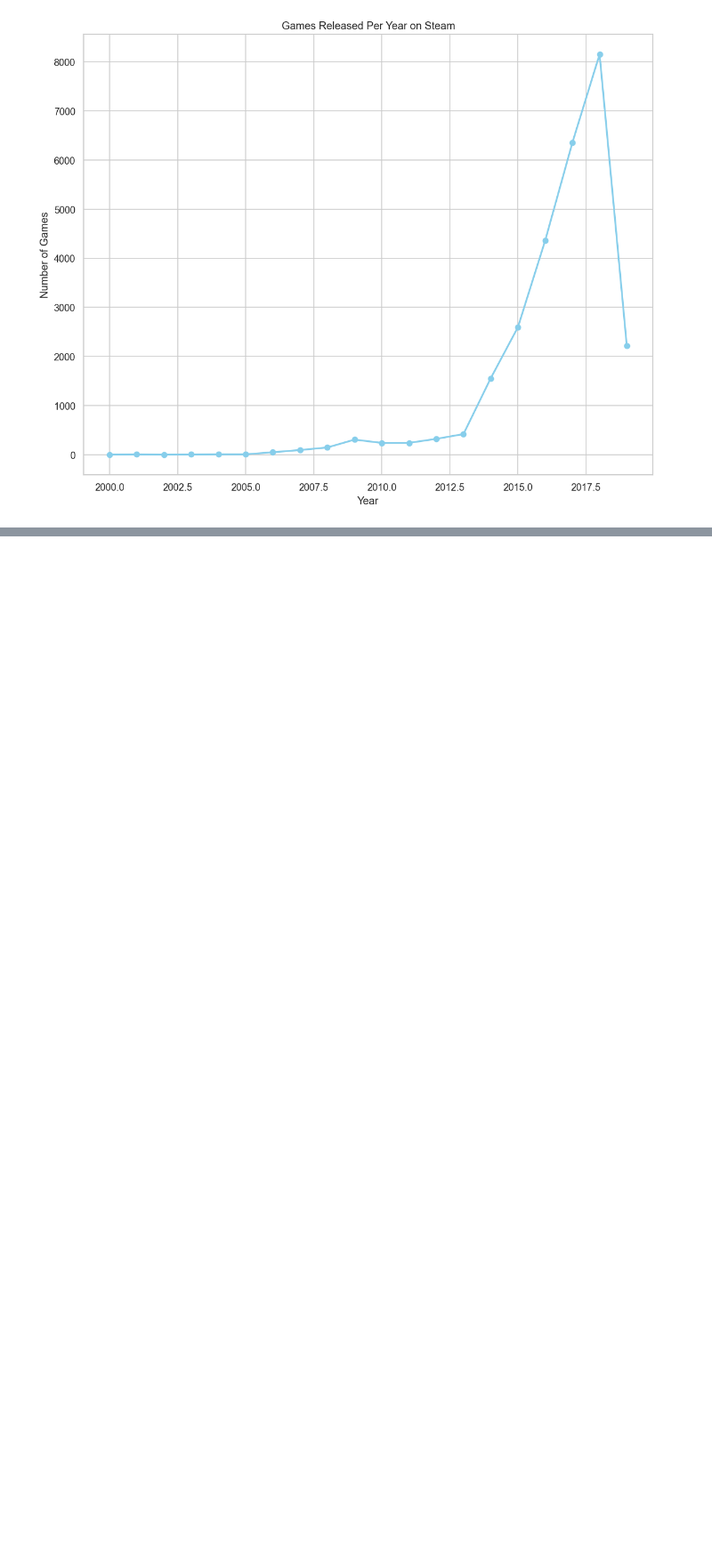
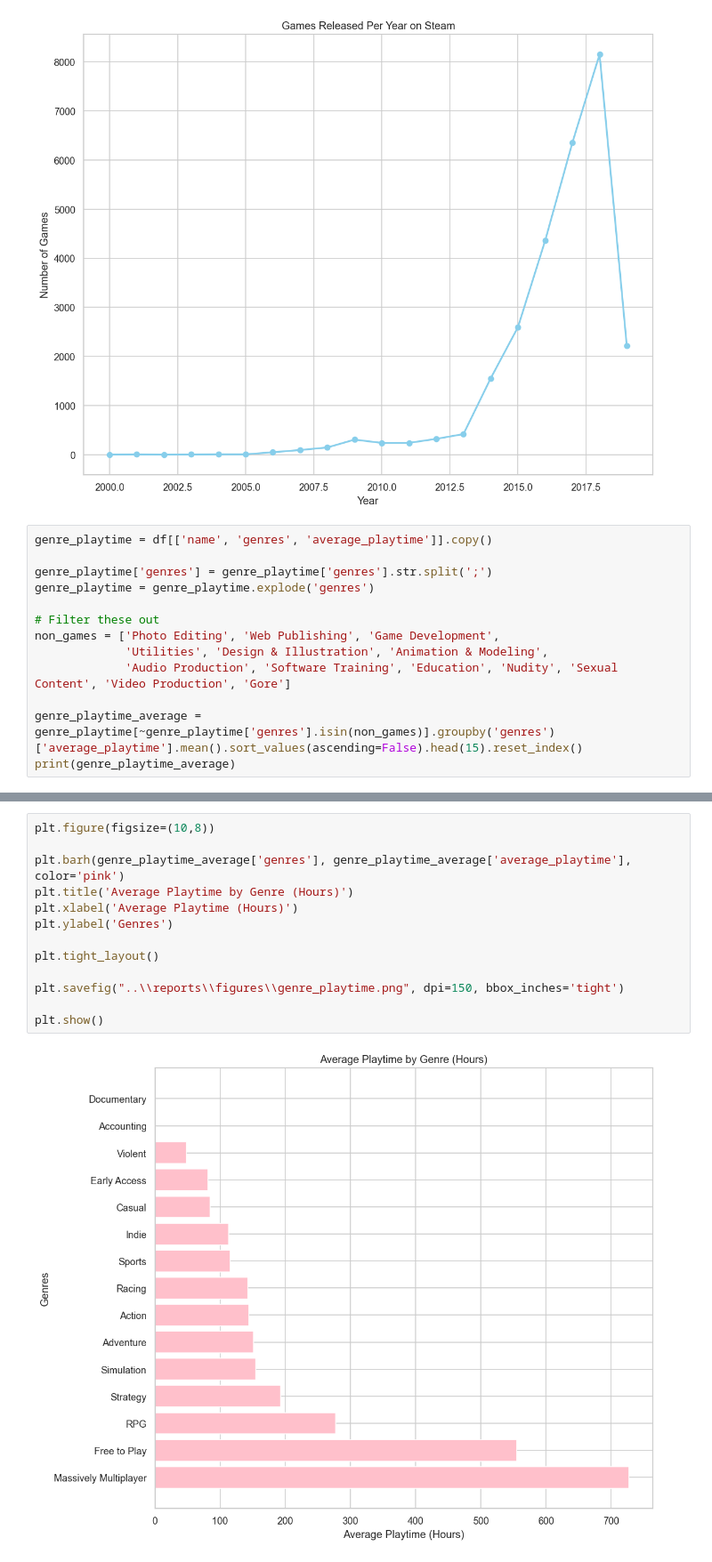
Before and after one commit to Smitt1803/gamegpt, a Jupyter notebook: notebooks/02_eda_viz.ipynb, the cells around one changed output, grey strips where cells are left out. Shown at 89% size. Cells and saved outputs as stored; diff of their text form; blank space fills up the shorter version.

Commit message:
eda: playtime by genre visualization complete

```diff
--- a/notebooks/02_eda_viz.ipynb
+++ b/notebooks/02_eda_viz.ipynb
@@ -167,3 +168,16 @@ plt.savefig('..\\reports\\figures\\games_per_year.png', dpi=150, bbox_inches='ti
 plt.show()
 # %% [output]
 [figure]
+# %%
+genre_playtime = df[['name', 'genres', 'average_playtime']].copy()
+
+genre_playtime['genres'] = genre_playtime['genres'].str.split(';')
+genre_playtime = genre_playtime.explode('genres')
+
+# Filter these out
+non_games = ['Photo Editing', 'Web Publishing', 'Game Development',
+             'Utilities', 'Design & Illustration', 'Animation & Modeling',
+             'Audio Production', 'Software Training', 'Education', 'Nudity', 'Sexual Content', 'Video Production', 'Gore']
+
+genre_playtime_average = genre_playtime[~genre_playtime['genres'].isin(non_games)].groupby('genres')['average_playtime'].mean().sort_values(ascending=False).head(15).reset_index()
+print(genre_playtime_average)
@@ -169,0 +201,15 @@ plt.show()
+# %%
+plt.figure(figsize=(10,8))
+
+plt.barh(genre_playtime_average['genres'], genre_playtime_average['average_playtime'], color='pink')
+plt.title('Average Playtime by Genre (Hours)')
+plt.xlabel('Average Playtime (Hours)')
+plt.ylabel('Genres')
+
+plt.tight_layout()
+
+plt.savefig("..\\reports\\figures\\genre_playtime.png", dpi=150, bbox_inches='tight')
+
+plt.show()
+# %% [output]
+[figure, added]
```
Also changed, not shown: parts of 3 cells of this notebook, 1 other file.
